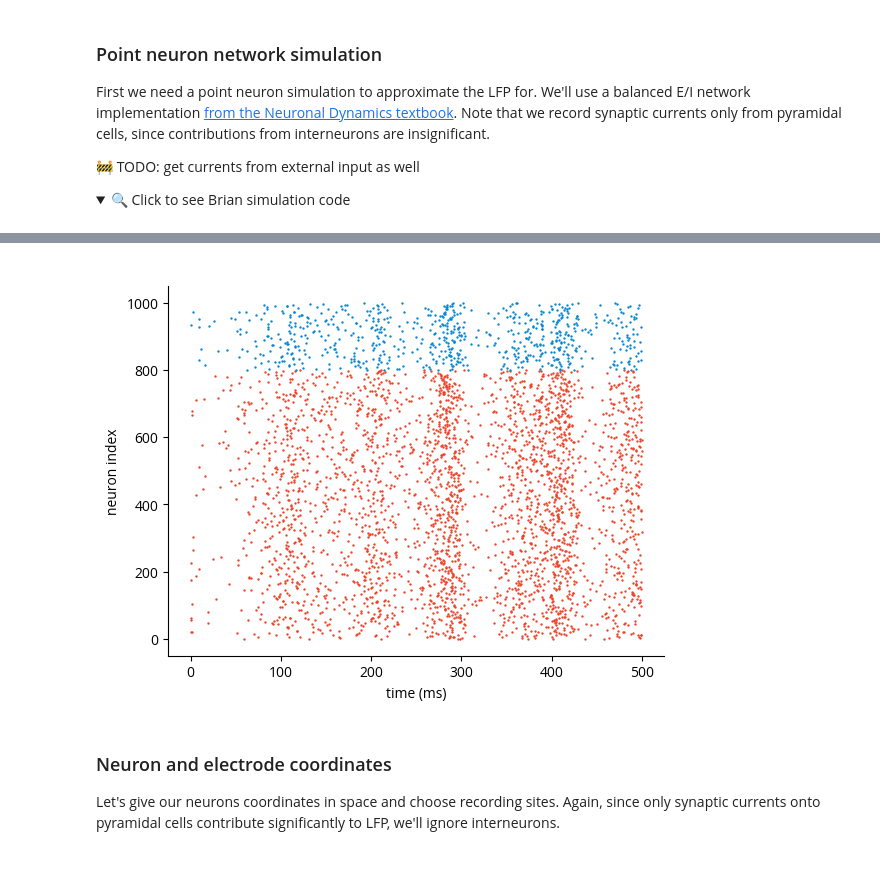
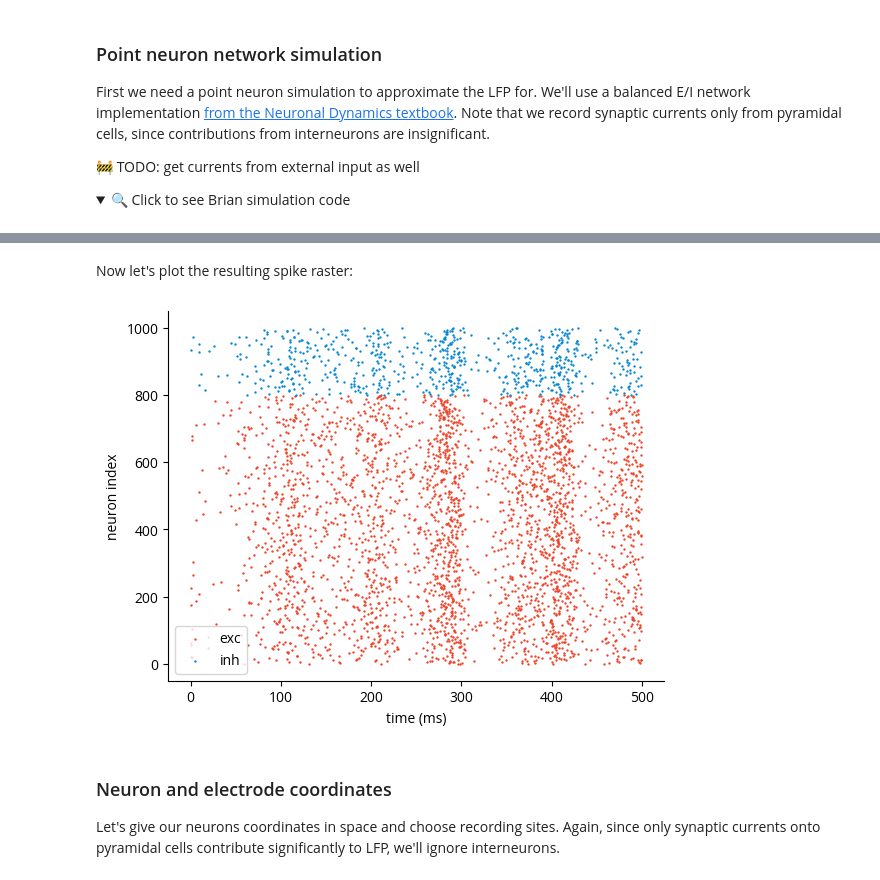
Before and after one commit to Sensory-Information-Processing-Lab/tklfp, a Jupyter notebook: README.ipynb, the cells around one changed output, grey strips where cells are left out. Cells and saved outputs as stored; diff of their text form; code cells hidden in the pictures; folded sections open.

```diff
--- a/README.ipynb
+++ b/README.ipynb
@@ -183,18 +179,21 @@ INFO       No numerical integration method specified for group 'synapses', using
-# %% [markdown]
-</details>
+# %% [markdown]
+</details>
+
+Now let's plot the resulting spike raster:
 # %%
 fig, ax = plt.subplots()
 c_exc = "xkcd:tomato"
 c_inh = "xkcd:cerulean"
 t_spk_exc = spike_monitor.t[spike_monitor.i < N_excit] / b2.ms
 i_spk_exc = spike_monitor.i[spike_monitor.i < N_excit]
 t_spk_inh = spike_monitor.t[spike_monitor.i >= N_excit] / b2.ms
 i_spk_inh = spike_monitor.i[spike_monitor.i >= N_excit]
-ax.scatter(t_spk_exc, i_spk_exc, s=0.5, c=c_exc)
-ax.scatter(t_spk_inh, i_spk_inh, s=0.5, c=c_inh)
+ax.scatter(t_spk_exc, i_spk_exc, s=0.5, c=c_exc, label="exc")
+ax.scatter(t_spk_inh, i_spk_inh, s=0.5, c=c_inh, label="inh")
+ax.legend()
 ax.set(xlabel="time (ms)", ylabel="neuron index");
 # %% [output]
-[figure, old version]
+[figure, new version]
 # %% [markdown]
 ### Neuron and electrode coordinates
 Let's give our neurons coordinates in space and choose recording sites.
```
Also changed, not shown: parts of 8 cells of this notebook, 3 other files.
